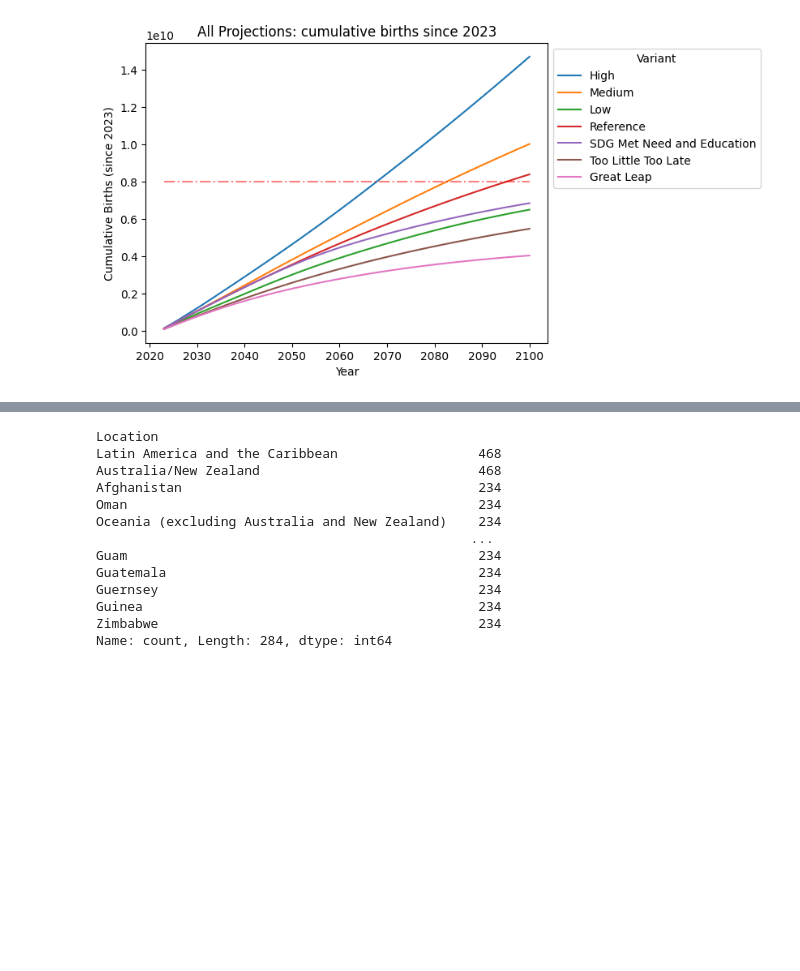
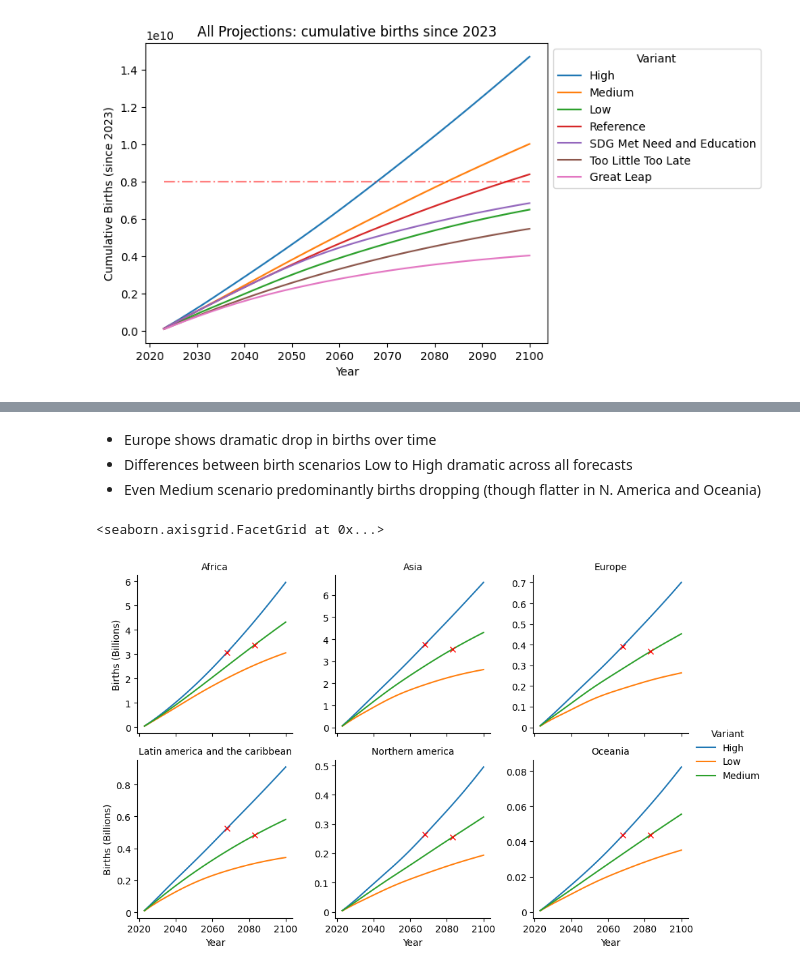
Before and after one commit to Niallfealty/n8b_un_foundation, a Jupyter notebook: model_analysis/exploratory/notebooks/initial_results/InitialResultsPresentation.ipynb, the cells around one changed output, grey strips where cells are left out. Drawn from its saved outputs; the diff is of its cells as text; code cells hidden in the pictures; blank space fills up the shorter version.

```diff
--- a/model_analysis/exploratory/notebooks/initial_results/InitialResultsPresentation.ipynb
+++ b/model_analysis/exploratory/notebooks/initial_results/InitialResultsPresentation.ipynb
@@ -68,5 +80,4 @@ metadata = read_csv("../../data/metadata/UNSD — Methodology.csv", delimiter=";
 # %%
-regions = [r for r in metadata["Region Name"].unique() if r is not np.nan]
-sub_regions = [r for r in metadata["Sub-region Name"].unique() if r is not np.nan]
-
-print(metadata.columns)
+# large data load here
+df_unpd_large = read_csv("../../data/prepared_data/unpd_large.csv", low_memory=False)
+df_dependecy_r = read_csv("../../data/prepared_data/dependency_ratios.csv", low_memory=False)
@@ -179,16 +228,26 @@ f.add_legend()
-# %%
-df_unpd_cumul.Location.value_counts()
-# %% [output]
-Location
-Latin America and the Caribbean                  468
-Australia/New Zealand                            468
-Afghanistan                                      234
-Oman                                             234
-Oceania (excluding Australia and New Zealand)    234
-                                                ...
-Guam                                             234
-Guatemala                                        234
-Guernsey                                         234
-Guinea                                           234
-Zimbabwe                                         234
-Name: count, Length: 284, dtype: int64
+# %% [markdown]
+* Europe shows dramatic drop in births over time
+* Differences between birth scenarios Low to High dramatic across all forecasts
+* Even Medium scenario predominantly births dropping (though flatter in N. America and Oceania)
+# %%
+cumulative_births_region = df_regional[df_regional.Year > 2022]\
+    .sort_values(["Region, subregion, country or area *","Variant","Year"], ascending=True)\
+    .set_index(["Region, subregion, country or area *","Variant","Year"])\
+    .groupby(["Region, subregion, country or area *","Variant"])["Births (single)"]\
+    .cumsum()\
+    .reset_index()
+# %%
+f = FacetGrid(data=cumulative_births_region,
+              col="Region, subregion, country or area *",
+              col_wrap=3,
+              hue="Variant",
+              sharex=True,
+              sharey=False)
+f.map(line_scaled, "Year", "Births (single)", scale=1e9)
+f.map(plot_n8b_points, "Year", "Births (single)")
+f.set_titles("{col_name}")
+f.add_legend()
+f.set_ylabels("Births (Billions)")
+# %% [output]
+<seaborn.axisgrid.FacetGrid at 0x...>
+[figure, added]
```
Also changed, not shown: parts of 31 cells of this notebook.
